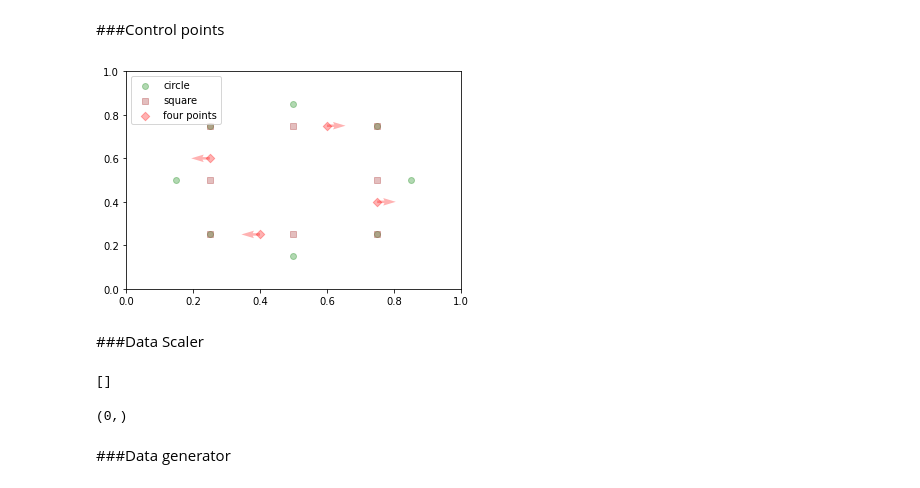
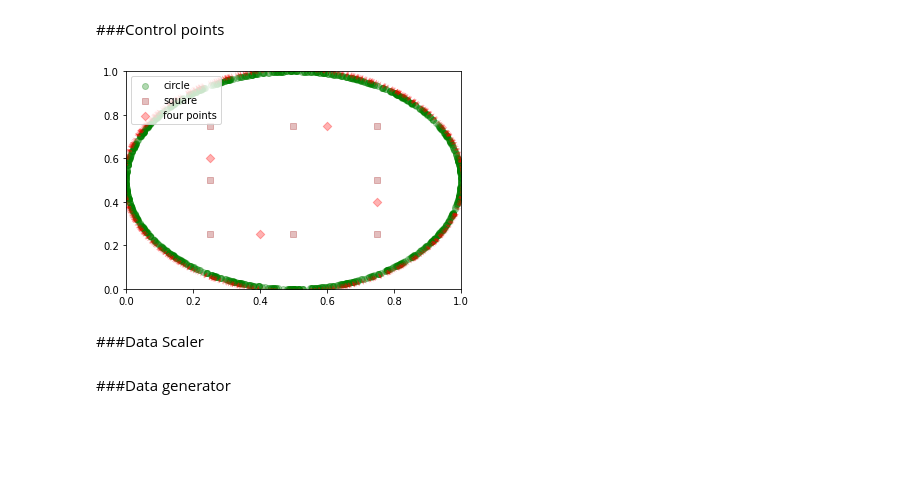
Before and after one commit to Egoago/Onlab, a Jupyter notebook: Önlab.ipynb, the cells around one changed output. Saved outputs shown, nothing was run; the diff lists cells and outputs as text; code cells hidden in the pictures; blank space fills up the shorter version.

```diff
--- a/Önlab.ipynb
+++ b/Önlab.ipynb
@@ -30,46 +30,43 @@ import pandas as pd
 np.random.seed(1)
 square = np.array([
                    [0.25,0.25],
                    [0.5,0.25],
                    [0.75,0.25],
                    [0.75,0.5],
                    [0.75,0.75],
                    [0.5,0.75],
                    [0.25,0.75],
                    [0.25,0.5]
                    ])
-circle = np.array([
-                   [0.25,0.25],
-                   [0.5,0.15],
-                   [0.75,0.25],
-                   [0.85,0.5],
-                   [0.75,0.75],
-                   [0.5,0.85],
-                   [0.25,0.75],
-                   [0.15,0.5]
-                   ])
 fourPoints = np.array([
                    [0.4,0.25],
                    [0.75,0.4],
                    [0.6,0.75],
                    [0.25,0.6],
                    ])
-normals = np.array([
+fourPointsN = np.array([
                    [-1.0,0.0],
                    [1.0,0.0],
                    [1.0,0.0],
                    [-1.0,0.0],
                    ])
+res = 1000
+circle = np.empty((res,2))
+circleN = np.empty((res,2))
+for i in range(res):
+  phi = np.random.rand()*2*np.pi
+  circle[i] =  [np.cos(phi)/2+0.5, np.sin(phi)/2+0.5]
+  circleN[i] = [np.cos(phi), np.sin(phi)]
 plt.scatter(circle[:,0], circle[:,1], c='green', marker='o', label='circle', alpha=0.3)
 plt.scatter(square[:,0], square[:,1], c='brown', marker='s', label='square', alpha=0.3)
 plt.scatter(fourPoints[:,0], fourPoints[:,1], c='red', marker='D', label='four points', alpha=0.3)
-plt.quiver(fourPoints[:,0], fourPoints[:,1], normals[:,0], normals[:,1], color='red', alpha=0.3)
+plt.quiver(circle[:,0], circle[:,1], circleN[:,0], circleN[:,1], color='red', alpha=0.3)
 plt.legend(loc='upper left')
 plt.xlim(0, 1)
 plt.ylim(0, 1)
 plt.show()
 # %% [output]
-[figure, old version]
+[figure, new version]
 # %% [markdown]
 ###Data Scaler
 # %%
@@ -94,12 +91,6 @@ class Scaler():
 
   def inverse(self, x):
     return x*self.scale+self.mean
-# %%
-print(np.array([]))
-np.array([]).shape
-# %% [output]
-[]
-(0,)
 # %% [markdown]
 ###Data generator
 # %%
```
Also changed, not shown: parts of 4 cells of this notebook.
